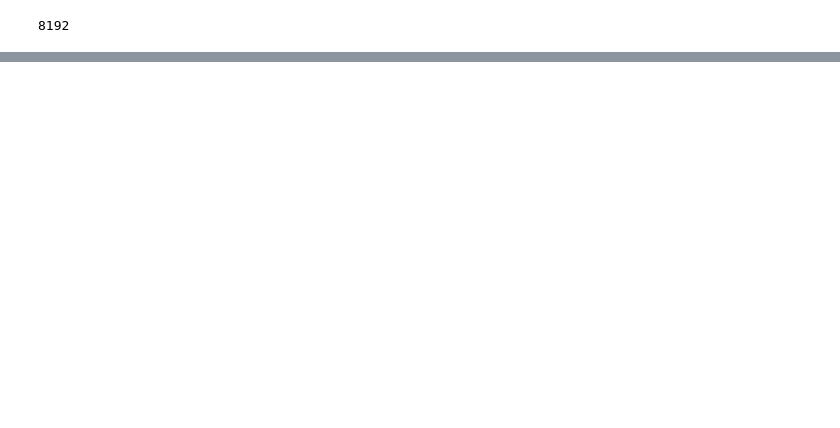
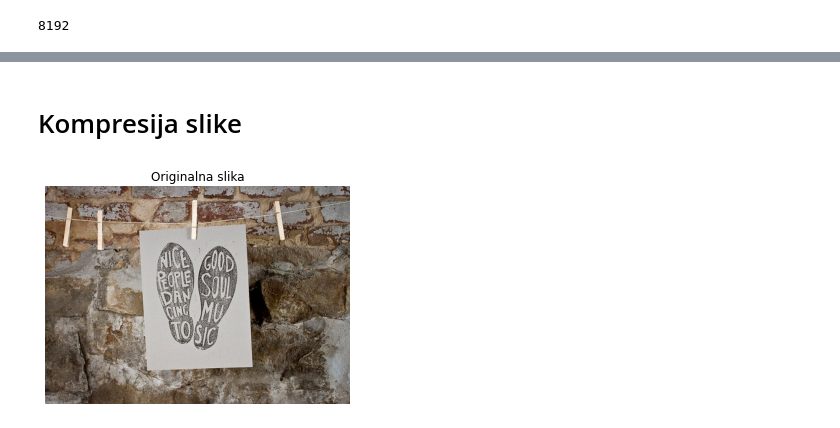
Before and after one commit to Nevena1997/Hadamard_transform, a Jupyter notebook: 05_Hadamard_Transform_&_Compression_of_Signals.ipynb, the cells around one changed output, grey strips where cells are left out. Drawn from its saved outputs; the diff is of its cells as text; code cells hidden in the pictures; blank space fills up the shorter version.

```diff
--- a/05_Hadamard_Transform_&_Compression_of_Signals.ipynb
+++ b/05_Hadamard_Transform_&_Compression_of_Signals.ipynb
@@ -111,0 +112,2 @@ plt.show()
+# %% [markdown]
+# Kompresija slike
@@ -111,0 +120,10 @@ plt.show()
+# %%
+image = Image.open('Slike/slika.png')
+# %%
+img = np.array(image)
+plt.imshow(img)
+plt.axis('off')
+plt.title('Originalna slika')
+plt.show()
+# %% [output]
+[figure, added]
```
Also changed, not shown: parts of 24 cells of this notebook.
